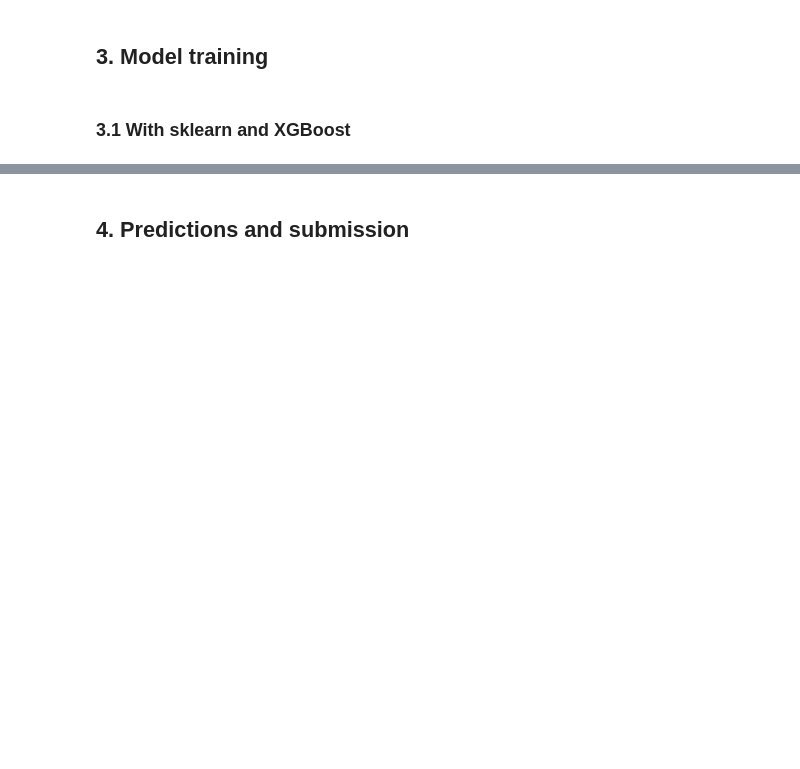
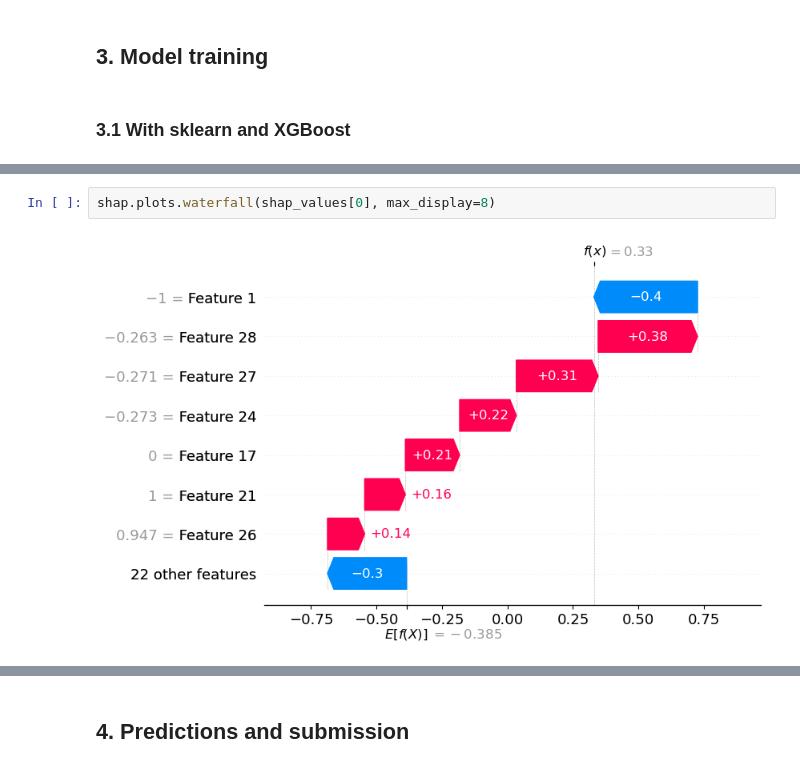
Before and after one commit to waddason/Kaggle, a Jupyter notebook: Spaceship_Titanic/spaceship_Titanic_TF-DF.ipynb, the cells around one changed output, grey strips where cells are left out. Saved outputs shown, nothing was run; the diff lists cells and outputs as text; blank space fills up the shorter version.

```diff
--- a/Spaceship_Titanic/spaceship_Titanic_TF-DF.ipynb
+++ b/Spaceship_Titanic/spaceship_Titanic_TF-DF.ipynb
@@ -369,0 +509,4 @@ X_train.shape
+# %%
+shap.plots.waterfall(shap_values[0], max_display=8)
+# %% [output]
+[figure, added]
```
Also changed, not shown: parts of 45 cells of this notebook, 2 other files.
